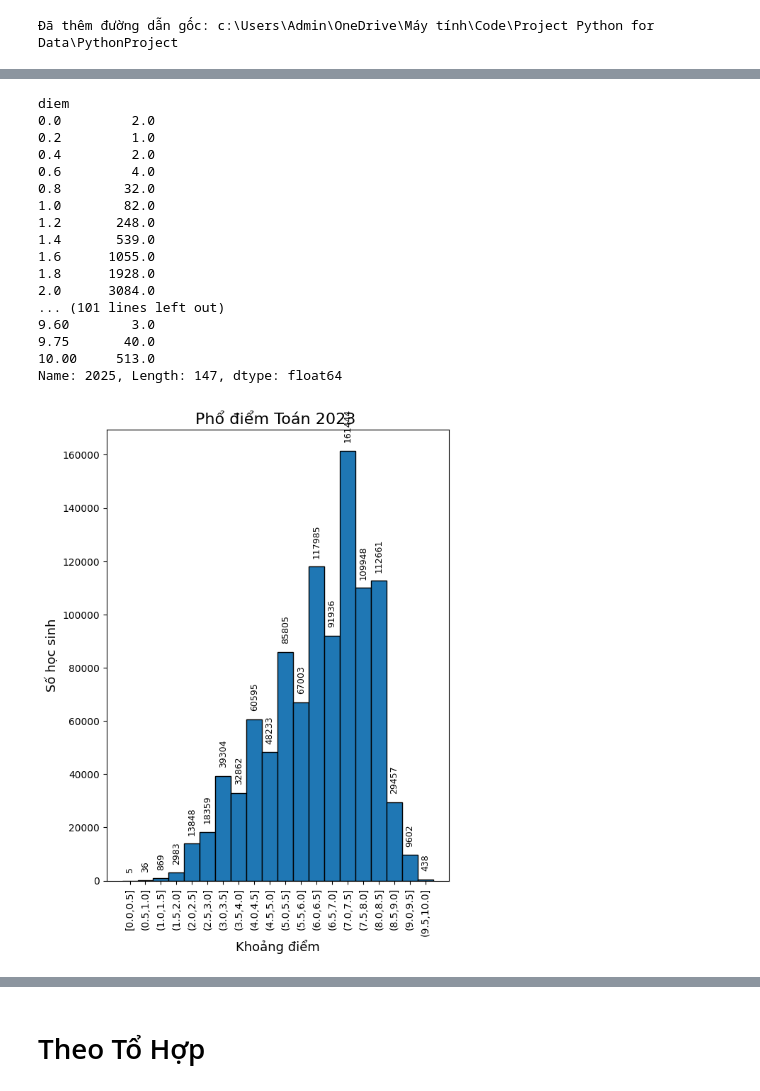
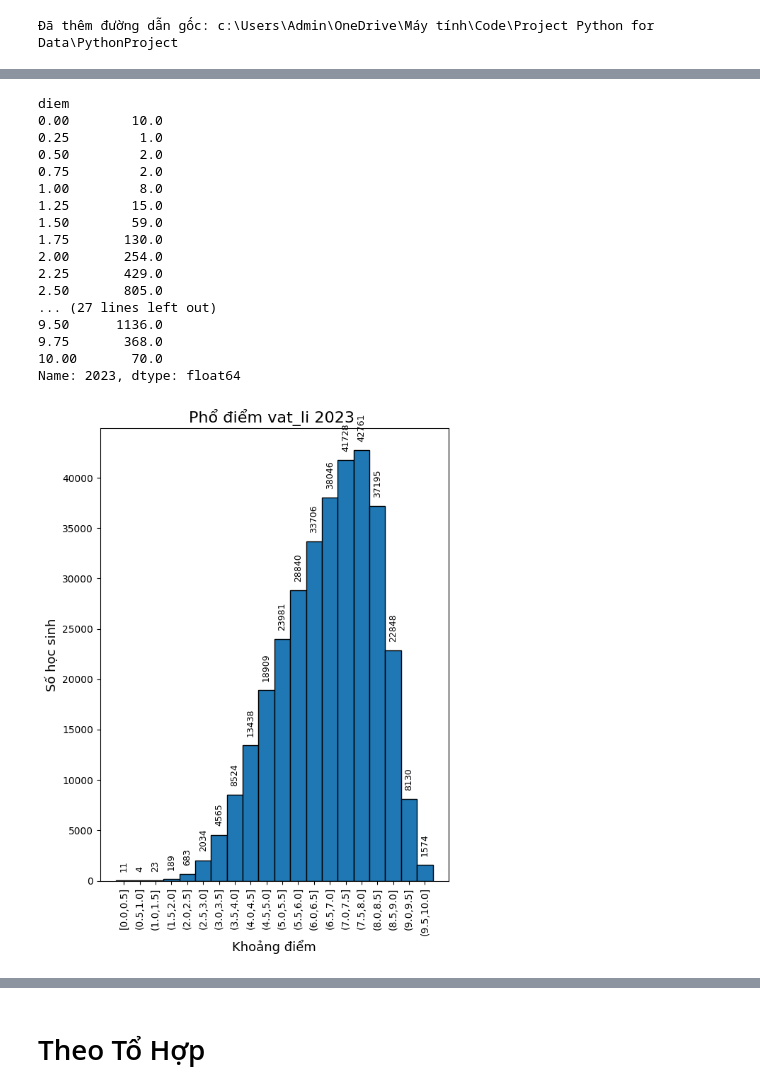
Before and after one commit to tano-dev/Vietnam-National-Exam-Score-Analysis-and-Forecasting, a Jupyter notebook: Notebook/EDA.ipynb, the cells around one changed output, grey strips where cells are left out. Drawn from its saved outputs; the diff is of its cells as text; code cells hidden in the pictures.

Commit message:
Update: Processor: Xây dựng lại bộ lọc giá trị EDA: Xây dựng thêm các đồ thị, và lựa chọn môn học Run Pepline: Nothing

```diff
--- a/Notebook/EDA.ipynb
+++ b/Notebook/EDA.ipynb
@@ -30,0 +33,28 @@ from Module.Analysis import Analysis
+# %%
+# Xây dựng Map chọn môn học
+subject_map = {
+    1: "toan",
+    2: "ngu_van",
+    3: "vat_li",
+    4: "hoa_hoc",
+    5: "sinh_hoc",
+    6: "tin_hoc",
+    7: "cn_cong_nghiep",
+    8: "cn_nong_nghiep",
+    9: "lich_su",
+    10: "dia_li",
+    11: "gdcd",
+    12: "ngoai_ngu",
+    13: "ma_ngoai_ngu"
+}
+
+print("=== Danh sách môn học ===")
+for k, v in subject_map.items():
+    print(f"{k}: {v}")
+
+choice = int(input("\nNhập số môn bạn muốn chọn: "))
+
+if choice in subject_map:
+    print("Bạn đã chọn:", subject_map[choice])
+else:
+    print("❌ Không hợp lệ")
@@ -37,4 +83,5 @@ df = proc.get_processed_data()
 
 # Phân tích dữ liệu
 analysis = Analysis(proc)
-Toan = analysis.get_arregate_by_exam_subsections(subject="toan")
+ChoiceSubj_df = analysis.get_arregate_by_exam_subsections(subject=subject_map[choice])
+ChoiceSubj = subject_map[choice]
@@ -48,48 +104,48 @@ Số lượng học sinh thi môn toán năm học 2025: 1137417
 # %%
 # Set Pivot Table để dễ nhìn
-Toan_23 = Toan[Toan["nam_hoc"].isin([2023])].pivot_table(
+ChoiceSubj_23 = ChoiceSubj_df[ChoiceSubj_df["nam_hoc"].isin([2023])].pivot_table(
     index="nam_hoc",
     columns="diem",
     values="so_hoc_sinh",
     fill_value=0,
 ).squeeze()
 
-Toan_24 = Toan[Toan["nam_hoc"].isin([2024])].pivot_table(
+ChoiceSubj_24 = ChoiceSubj_df[ChoiceSubj_df["nam_hoc"].isin([2024])].pivot_table(
     index="nam_hoc",
     columns="diem",
     values="so_hoc_sinh",
     fill_value=0,
 ).squeeze()
 
-Toan_25 = Toan[Toan["nam_hoc"] == 2025].pivot_table(
+ChoiceSubj_25 = ChoiceSubj_df[ChoiceSubj_df["nam_hoc"] == 2025].pivot_table(
     index="nam_hoc",
     columns="diem",
     values="so_hoc_sinh",
     fill_value=0,
 ).squeeze()
 # %%
-print(Toan_23)
+print(ChoiceSubj_23)
 # %% [output]
 diem
-0.0         2.0
-0.2         1.0
-0.4         2.0
-0.6         4.0
-0.8        32.0
-1.0        82.0
-1.2       248.0
-1.4       539.0
-1.6      1055.0
-1.8      1928.0
-2.0      3084.0
-... (101 lines left out)
-9.60        3.0
-9.75       40.0
-10.00     513.0
-Name: 2025, Length: 147, dtype: float64
+0.00        10.0
+0.25         1.0
+0.50         2.0
+0.75         2.0
+1.00         8.0
+1.25        15.0
+1.50        59.0
+1.75       130.0
+2.00       254.0
+2.25       429.0
+2.50       805.0
+... (27 lines left out)
+9.50      1136.0
+9.75       368.0
+10.00       70.0
+Name: 2023, dtype: float64
 # %%
 # 1. Mở rộng dữ liệu thô từ Series (index = điểm, values = số lượng)
-points = np.repeat(Toan_23.index.values, Toan_23.values.astype(int))
+points = np.repeat(ChoiceSubj_23.index.values, ChoiceSubj_23.values.astype(int))
 
 # 2. Tạo edges để có khoảng: [0,0.5], (0.5,1], ..., (9.5,10]
 # hist sẽ hiểu là [a,b) trừ bin cuối, nên mình dịch bin đầu hơi âm
@@ -118,34 +174,34 @@ n, bin_edges = np.histogram(points, bins=edges)
 # Tâm mỗi bin để đặt cột
 centers = (bin_edges[:-1] + bin_edges[1:]) / 2
 widths = np.diff(bin_edges)
 
 plt.bar(centers, n, width=widths, edgecolor="black")
 
-plt.title("Phổ điểm Toán 2023 ", fontsize=16)
+plt.title(f"Phổ điểm {ChoiceSubj} 2023 ", fontsize=16)
 plt.xlabel("Khoảng điểm", fontsize=13)
 plt.ylabel("Số học sinh", fontsize=13)
 
 # 6. Set tick theo tâm mỗi bin + label dạng [ ], ( ]
 plt.xticks(centers, labels, rotation=90)
 
 # 7. Ghi số lượng lên từng cột (xoay 90°, value nguyên)
 for x, count in zip(centers, n):
     if count == 0:
         continue
     y = count
     plt.text(
         x,
         y + max(n) * 0.02,
         str(int(count)),
         ha='center',
         va='bottom',
         fontsize=9,
         rotation=90
     )
 
 plt.tight_layout()
 plt.show()
 # %% [output]
-[figure, old version]
+[figure, new version]
 # %%
 
```
Also changed, not shown: parts of 9 cells of this notebook, 2 other files.
